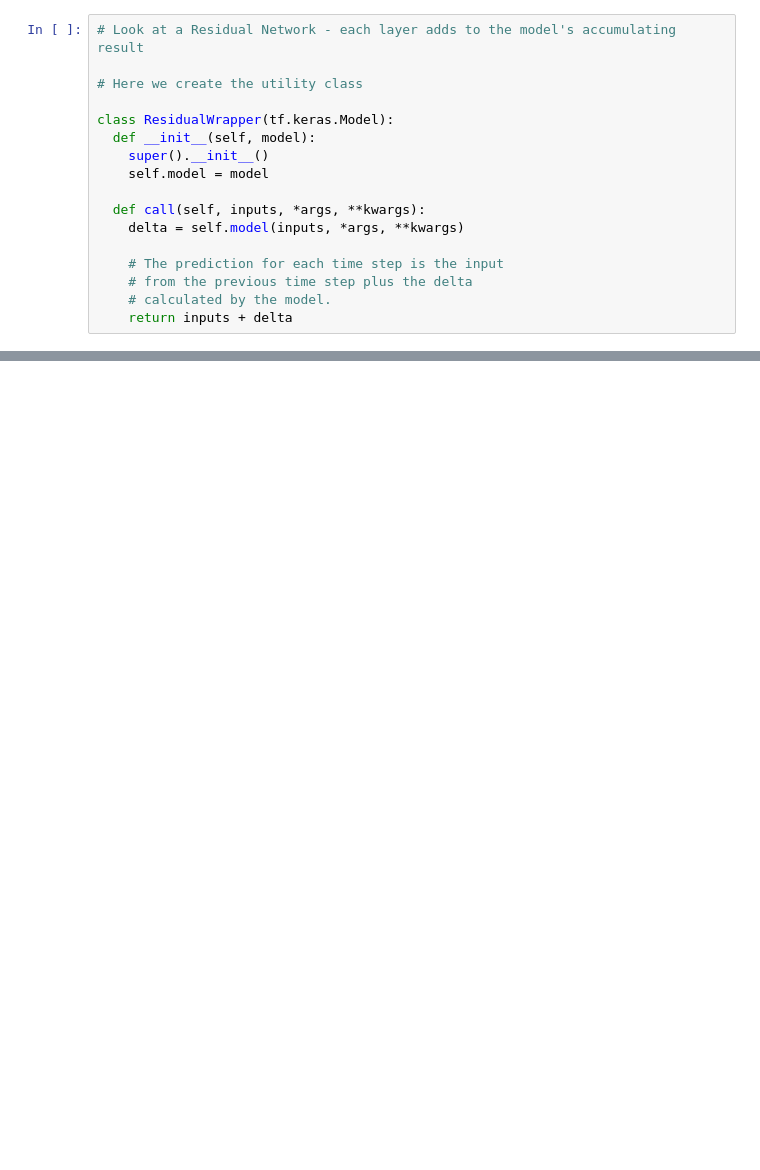
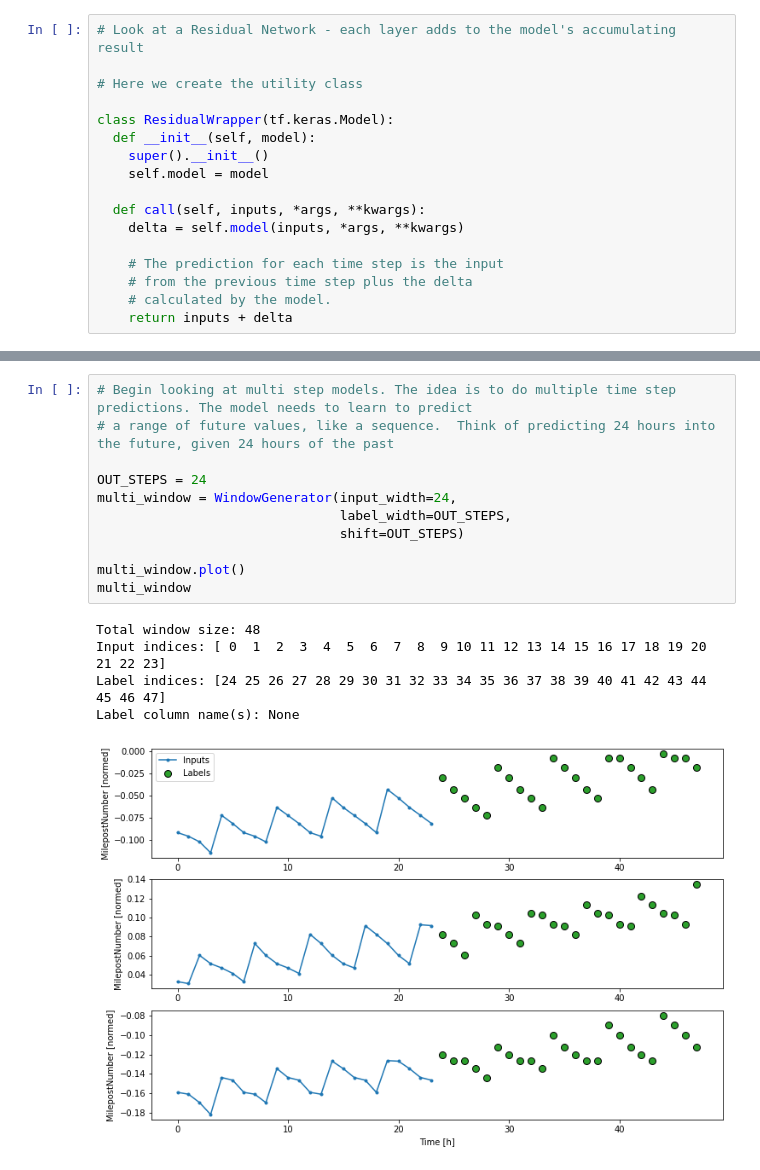
Before and after one commit to uno-amullinnix/train-position-model, a Jupyter notebook: notebooks/TimeSeriesForecasting.ipynb, the cells around one changed output, grey strips where cells are left out. Cells and saved outputs as stored; diff of their text form; blank space fills up the shorter version.

```diff
--- a/notebooks/TimeSeriesForecasting.ipynb
+++ b/notebooks/TimeSeriesForecasting.ipynb
@@ -934,0 +933,17 @@ Residual LSTM  : 0.0976
+# %%
+# Begin looking at multi step models. The idea is to do multiple time step predictions. The model needs to learn to predict
+# a range of future values, like a sequence.  Think of predicting 24 hours into the future, given 24 hours of the past
+
+OUT_STEPS = 24
+multi_window = WindowGenerator(input_width=24,
+                               label_width=OUT_STEPS,
+                               shift=OUT_STEPS)
+
+multi_window.plot()
+multi_window
+# %% [output]
+Total window size: 48
+Input indices: [ 0  1  2  3  4  5  6  7  8  9 10 11 12 13 14 15 16 17 18 19 20 21 22 23]
+Label indices: [24 25 26 27 28 29 30 31 32 33 34 35 36 37 38 39 40 41 42 43 44 45 46 47]
+Label column name(s): None
+[figure, added]
```
Also changed, not shown: parts of 35 cells of this notebook.
